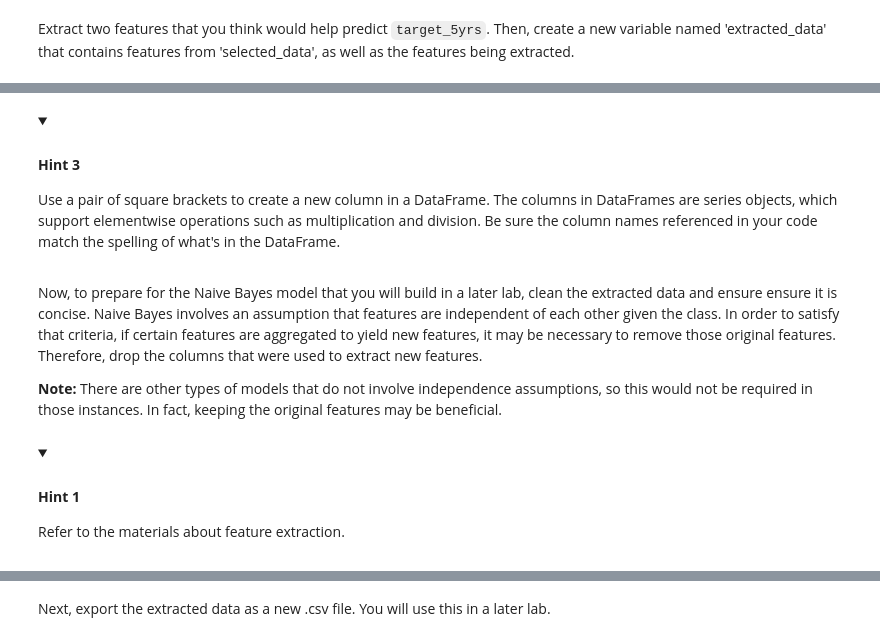
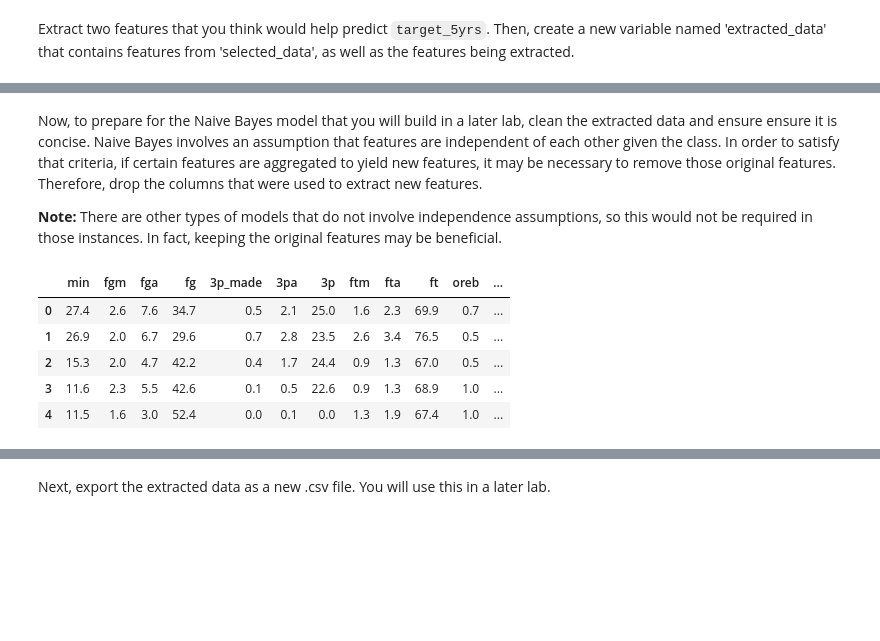
Before and after one commit to dyyland23-glitch/Perform-feature-engineering, a Jupyter notebook: Activity_Perform feature engineering.ipynb, the cells around one changed output, grey strips where cells are left out. Cells and saved outputs as stored; diff of their text form; code cells hidden in the pictures; folded sections open; blank space fills up the shorter version.

```diff
--- a/Activity_Perform feature engineering.ipynb
+++ b/Activity_Perform feature engineering.ipynb
@@ -372,25 +351,32 @@ Use the function `copy()` to make a copy of a DataFrame. To access a specific co
-# %% [markdown]
-<details>
-<summary><h4><strong>Hint 3</strong></h4></summary>
-
-Use a pair of square brackets to create a new column in a DataFrame. The columns in DataFrames are series objects, which support elementwise operations such as multiplication and division. Be sure the column names referenced in your code match the spelling of what's in the DataFrame.
-</details>
+# %%
+# Extract two features that would help predict target_5yrs.
+# Create a new variable named `extracted_data`.
+
+# Make a copy to avoid SettingWithCopy issues
+extracted_data = selected_data.copy()
+
+# Feature 1: Total points scored in the season (games played * average points per game)
+extracted_data['total_points'] = extracted_data['gp'] * extracted_data['pts']
+
+# Feature 2: Efficiency ratio - Assist to Turnover ratio
+extracted_data['ast_to_tov'] = extracted_data['ast'] / extracted_data['tov']
 # %% [markdown]
 Now, to prepare for the Naive Bayes model that you will build in a later lab, clean the extracted data and ensure ensure it is concise. Naive Bayes involves an assumption that features are independent of each other given the class. In order to satisfy that criteria, if certain features are aggregated to yield new features, it may be necessary to remove those original features. Therefore, drop the columns that were used to extract new features.
 
 **Note:** There are other types of models that do not involve independence assumptions, so this would not be required in those instances. In fact, keeping the original features may be beneficial.
+# %%
+# Remove any columns from `extracted_data` that are no longer needed.
+
+extracted_data = extracted_data.drop(columns=['gp', 'pts', 'ast', 'tov'])
 # %%
-# Remove any columns from `extracted_data` that are no longer needed.
-
-### YOUR CODE HERE ###
-
 
 # Display the first few rows of `extracted_data` to ensure that column drops took place.
 
-### YOUR CODE HERE ###
+extracted_data.head()
+# %% [output]
+|  | min | fgm | fga | fg | 3p_made | 3pa | 3p | ftm | fta | ft | oreb | ... |
+| 0 | 27.4 | 2.6 | 7.6 | 34.7 | 0.5 | 2.1 | 25.0 | 1.6 | 2.3 | 69.9 | 0.7 | ... |
+| 1 | 26.9 | 2.0 | 6.7 | 29.6 | 0.7 | 2.8 | 23.5 | 2.6 | 3.4 | 76.5 | 0.5 | ... |
+| 2 | 15.3 | 2.0 | 4.7 | 42.2 | 0.4 | 1.7 | 24.4 | 0.9 | 1.3 | 67.0 | 0.5 | ... |
+| 3 | 11.6 | 2.3 | 5.5 | 42.6 | 0.1 | 0.5 | 22.6 | 0.9 | 1.3 | 68.9 | 1.0 | ... |
+| 4 | 11.5 | 1.6 | 3.0 | 52.4 | 0.0 | 0.1 | 0.0 | 1.3 | 1.9 | 67.4 | 1.0 | ... |
-# %% [markdown]
-<details>
-<summary><h4><strong>Hint 1</strong></h4></summary>
-
-Refer to the materials about feature extraction.
-</details>
```
Also changed, not shown: parts of 22 cells of this notebook.
